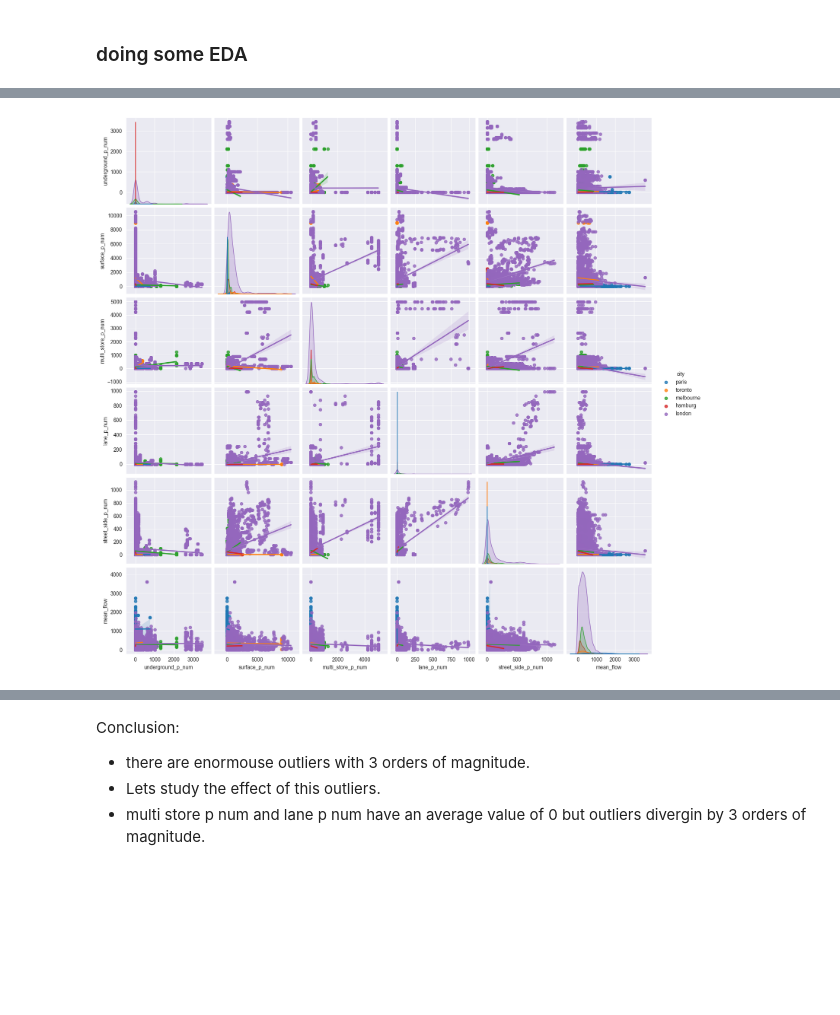
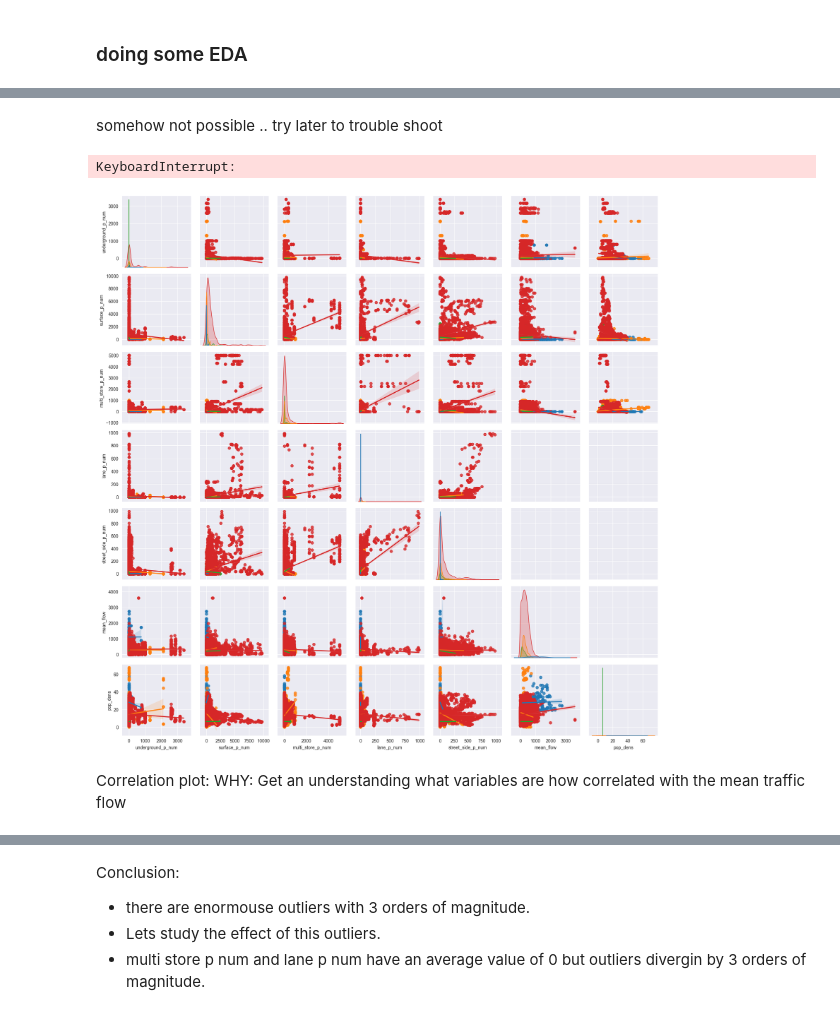
Before and after one commit to florihu/SDS_parkspat, a Jupyter notebook: distance_analysis.ipynb, the cells around one changed output, grey strips where cells are left out. Cells and saved outputs as stored; diff of their text form; code cells hidden in the pictures; blank space fills up the shorter version.

Commit message:
added pop dense control variable. final script.

```diff
--- a/distance_analysis.ipynb
+++ b/distance_analysis.ipynb
@@ -295,7 +396,7 @@ def spat_join(parking, detecs, thresholds):
 
     return dfs
 # %%
-df_cit = spat_join(park, det_joinGeo, thres)
+df_cit = spat_join(park, det_joinGeo, dfs,  thres)
 # %% [output]
 A value is trying to be set on a copy of a slice from a DataFrame.
 Try using .loc[row_indexer,col_indexer] = value instead
@@ -320,7 +441,9 @@ See the caveats in the documentation: https://pandas.pydata.org/pandas-docs/stab
 # why is it alot more?
 for c in df_cit.keys():
     #print(df_cit[c][df_cit[c]['detid'].duplicated()].size)
-    print(df_cit[c].shape)
+
+    df_cit[c] = c
+    print(df_cit[c].columns)
 
 # where do this detecs come from?
 # %% [output]
@@ -353,4 +453,2 @@ Name: detid, dtype: int64
 # %%
-var_reg = list(park.columns[1:-1])
-
-var_reg.append('mean_flow')
+var_reg = list(park.columns[1:-1])+['mean_flow', 'pop_dens']
@@ -356,0 +465,2 @@ var_reg.append('mean_flow')
+# %%
+df_cit['toronto']['pop_dens'] = np.NaN
@@ -357,13 +487,16 @@ var_reg.append('mean_flow')
+# %% [markdown]
+somehow not possible .. try later to trouble shoot
 # %%
-# Assuming df_cit, var_reg, and 'city' are defined
-df_plot = pd.concat([df for df in df_cit.values()], axis=0)
-
 # Plot the pairplot for the filtered DataFrame
-sns.pairplot(df_plot, vars=var_reg, hue='city', kind='reg', plot_kws={'scatter_kws': {'s': 30}})
-plt.savefig('fig\pairpl_min_assump.png')
+sns.pairplot(df_plot, vars=var_reg, hue='city', kind='reg')
+plt.savefig('fig\pairpl_min_assump_exclTor.png')
 plt.show()
 # %% [output]
+KeyboardInterrupt:
-[figure, old version]
+[figure, new version]
+# %% [markdown]
+Correlation plot:
+WHY: Get an understanding what variables are how correlated with the mean traffic flow
 # %%
 for c, data in df_plot.groupby('city'):
     f, ax = plt.subplots(1, figsize=(10,10))
```
Also changed, not shown: parts of 60 cells of this notebook.
